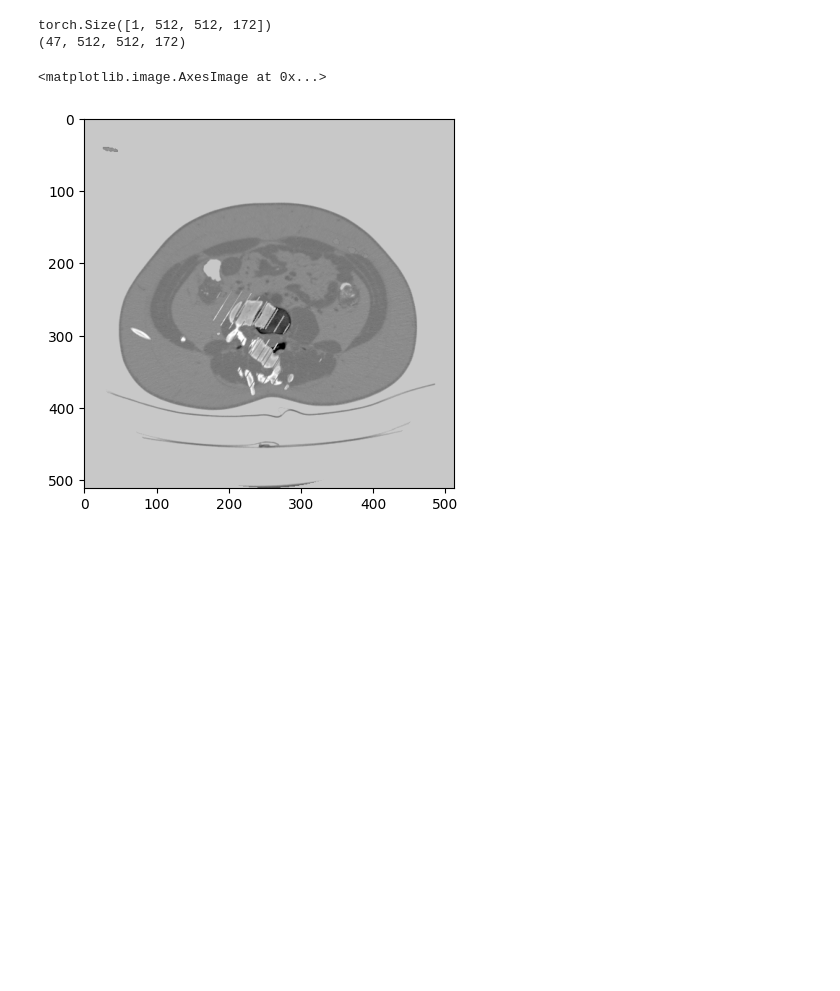
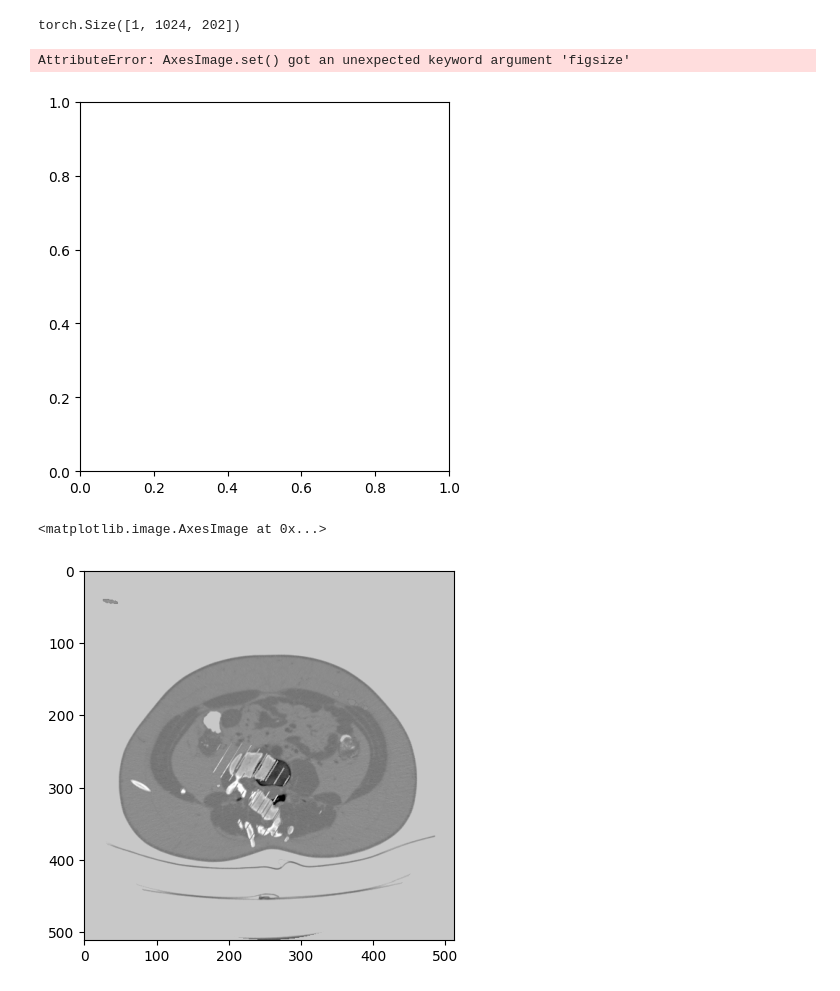
Before and after one commit to DB19222/DL2-group5-med-seg, a Jupyter notebook: notebooks/organ_rotations.ipynb, the cells around one changed output. Drawn from its saved outputs; the diff is of its cells as text; code cells hidden in the pictures; blank space fills up the shorter version.

```diff
--- a/notebooks/organ_rotations.ipynb
+++ b/notebooks/organ_rotations.ipynb
@@ -9,18 +9,22 @@ import ast
 # %%
 image = np.load('./example_image/image.npy')
 image = torch.from_numpy(image)
-print(image.shape)
 
-mask_file = './example_image/mask_(47, 512, 512, 172).npz'
-mask = sparse.load_npz(mask_file)
-gt_shape = ast.literal_eval(mask_file.split('.')[-2].split('_')[-1])
-mask_array = mask.toarray().reshape(gt_shape).astype(np.int32)
-print(mask_array.shape)
+print(image[:, 5, :].shape)
 
-mask = torch.from_numpy(mask_array)
+plt.imshow(image[:, 200, :].squeeze(), figsize=(10, 10),cmap='gray')
+
+# mask_file = './example_image/mask_(47, 512, 512, 172).npz'
+# mask = sparse.load_npz(mask_file)
+# gt_shape = ast.literal_eval(mask_file.split('.')[-2].split('_')[-1])
+# mask_array = mask.toarray().reshape(gt_shape).astype(np.int32)
+# print(mask_array.shape)
+
+# mask = torch.from_numpy(mask_array)
 # %% [output]
-torch.Size([1, 512, 512, 172])
-(47, 512, 512, 172)
+torch.Size([1, 1024, 202])
+AttributeError: AxesImage.set() got an unexpected keyword argument 'figsize'
+[figure, added]
 # %%
 # resize = transforms.Resize((256, 256, 256))
 # mask = resize(mask)
```
Also changed, not shown: parts of 1 cell of this notebook, 1 other file.
